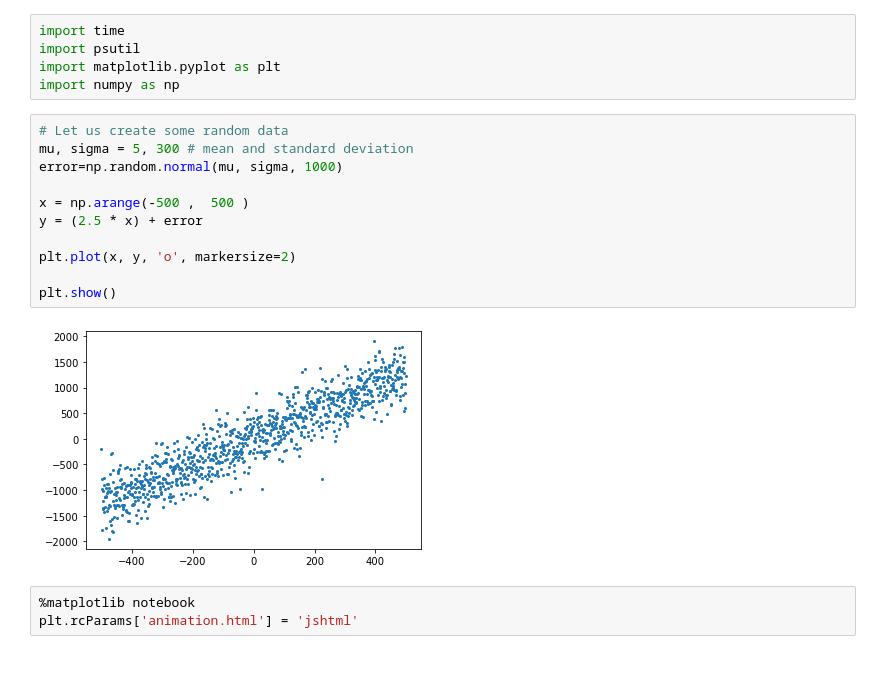
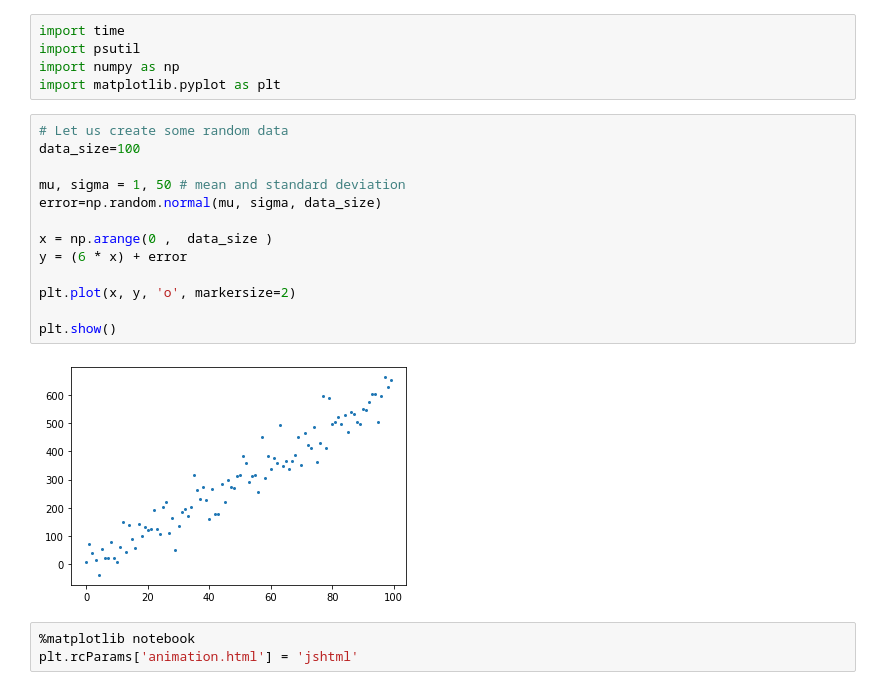
Before and after one commit to kiat/BigDataAnalytics, a Jupyter notebook: Notebooks/Python-Example-Gradient-Descents.ipynb, the cells around one changed output. Cells and saved outputs as stored; diff of their text form.

```diff
--- a/Notebooks/Python-Example-Gradient-Descents.ipynb
+++ b/Notebooks/Python-Example-Gradient-Descents.ipynb
@@ -1,21 +1,23 @@
 # %%
 import time
 import psutil
+import numpy as np
 import matplotlib.pyplot as plt
-import numpy as np
 # %%
 # Let us create some random data
-mu, sigma = 5, 300 # mean and standard deviation
-error=np.random.normal(mu, sigma, 1000)
+data_size=100
 
-x = np.arange(-500 ,  500 )
-y = (2.5 * x) + error
+mu, sigma = 1, 50 # mean and standard deviation
+error=np.random.normal(mu, sigma, data_size)
+
+x = np.arange(0 ,  data_size )
+y = (6 * x) + error
 
 plt.plot(x, y, 'o', markersize=2)
 
 plt.show()
 # %% [output]
-[figure, old version]
+[figure, new version]
 # %%
 %matplotlib notebook
 plt.rcParams['animation.html'] = 'jshtml'
```
Also changed, not shown: parts of 3 cells of this notebook.
